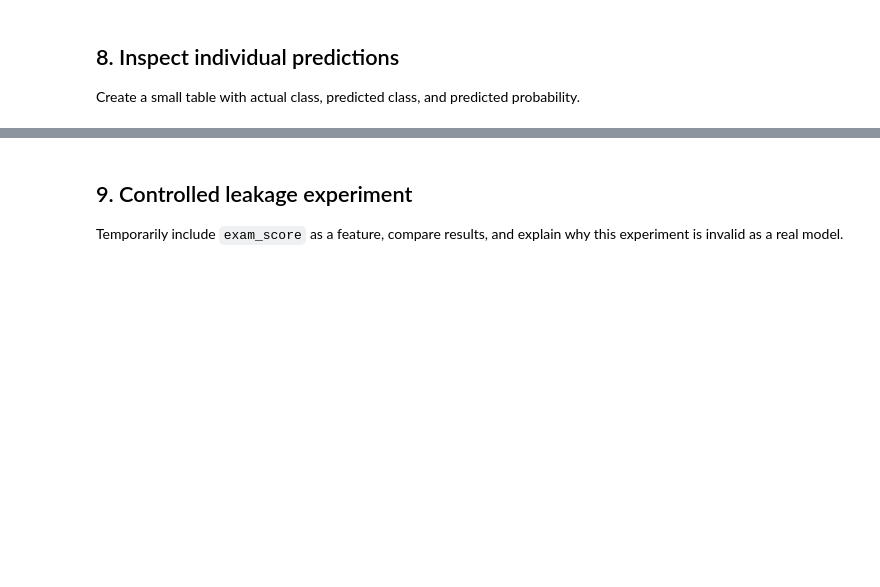
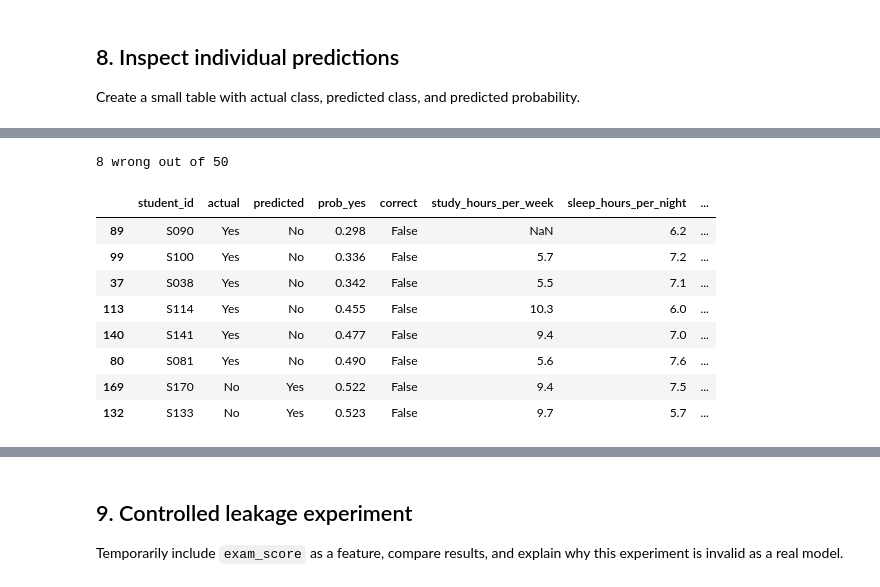
Before and after one commit to JGrade2005/CSE4095_2026, a Jupyter notebook: in_class_assignments/class8/CSE4095_Class8_Classification.ipynb, the cells around one changed output, grey strips where cells are left out. Saved outputs shown, nothing was run; the diff lists cells and outputs as text; code cells hidden in the pictures; blank space fills up the shorter version.

```diff
--- a/in_class_assignments/class8/CSE4095_Class8_Classification.ipynb
+++ b/in_class_assignments/class8/CSE4095_Class8_Classification.ipynb
@@ -269,0 +329,12 @@ Create a small table with actual class, predicted class, and predicted probabili
+# %%
+# predict_proba returns one column per class, in the order of model.classes_.
+yes_column = list(model.classes_).index("Yes")
+
+predictions = pd.DataFrame({
+    "student_id": df.loc[X_test.index, "student_id"],
+    "actual": y_test,
+    "predicted": y_pred,
+    "prob_yes": model.predict_proba(X_test)[:, yes_column].round(3),
+})
+predictions["correct"] = predictions["actual"] == predictions["predicted"]
+predictions.head(10)
@@ -269,0 +353,22 @@ Create a small table with actual class, predicted class, and predicted probabili
+# %%
+# Every mistake, with the student's habits and real exam score for context.
+# exam_score is joined here only to inspect errors. The model never saw it.
+mistakes = (
+    predictions[~predictions["correct"]]
+    .join(X_test)
+    .join(df["exam_score"])
+    .sort_values("prob_yes")
+)
+print(f"{len(mistakes)} wrong out of {len(predictions)}")
+mistakes
+# %% [output]
+8 wrong out of 50
+|  | student_id | actual | predicted | prob_yes | correct | study_hours_per_week | sleep_hours_per_night | ... |
+| 89 | S090 | Yes | No | 0.298 | False | NaN | 6.2 | ... |
+| 99 | S100 | Yes | No | 0.336 | False | 5.7 | 7.2 | ... |
+| 37 | S038 | Yes | No | 0.342 | False | 5.5 | 7.1 | ... |
+| 113 | S114 | Yes | No | 0.455 | False | 10.3 | 6.0 | ... |
+| 140 | S141 | Yes | No | 0.477 | False | 9.4 | 7.0 | ... |
+| 80 | S081 | Yes | No | 0.490 | False | 5.6 | 7.6 | ... |
+| 169 | S170 | No | Yes | 0.522 | False | 9.4 | 7.5 | ... |
+| 132 | S133 | No | Yes | 0.523 | False | 9.7 | 5.7 | ... |
```
Also changed, not shown: parts of 12 cells of this notebook, 2 other files.
